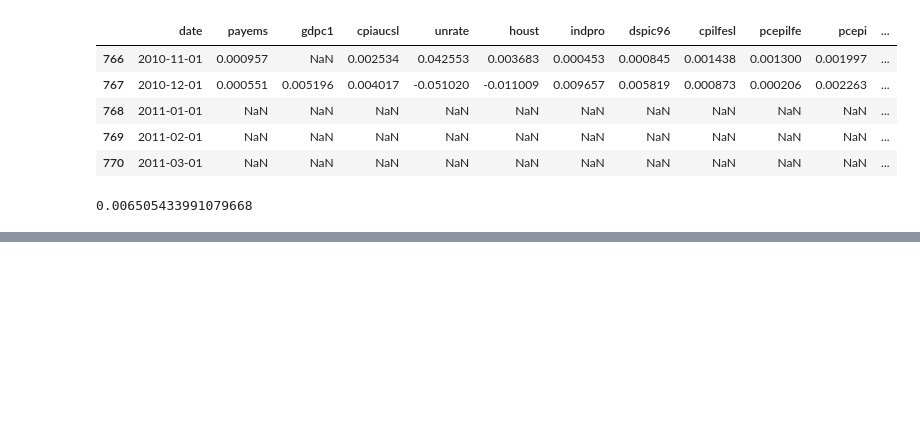
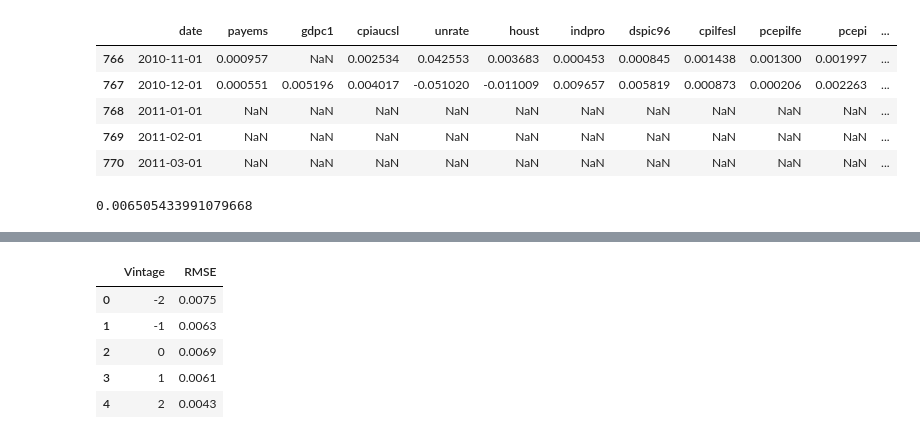
Before and after one commit to dhopp1/nowcasting_benchmark, a Jupyter notebook: methodologies/model_gb.ipynb, the cells around one changed output, grey strips where cells are left out. Saved outputs shown, nothing was run; the diff lists cells and outputs as text; code cells hidden in the pictures; blank space fills up the shorter version.

```diff
--- a/methodologies/model_gb.ipynb
+++ b/methodologies/model_gb.ipynb
@@ -206,0 +295,17 @@ np.nanmean(preds)
+# %%
+# table of RMSE by vintage
+performance = pd.DataFrame(columns=["Vintage", "RMSE"])
+for lag in lags:
+    tmp = pd.DataFrame({
+        "Vintage":lag,
+        "RMSE":np.sqrt(np.mean((np.array(actuals) - np.array(pred_dict[lag])) ** 2))
+    }, index=[0])
+    performance = performance.append(tmp).reset_index(drop=True)
+performance.round(4)
+# %% [output]
+|  | Vintage | RMSE |
+| 0 | -2 | 0.0075 |
+| 1 | -1 | 0.0063 |
+| 2 | 0 | 0.0069 |
+| 3 | 1 | 0.0061 |
+| 4 | 2 | 0.0043 |
```
Also changed, not shown: parts of 13 cells of this notebook, 1 other file.
